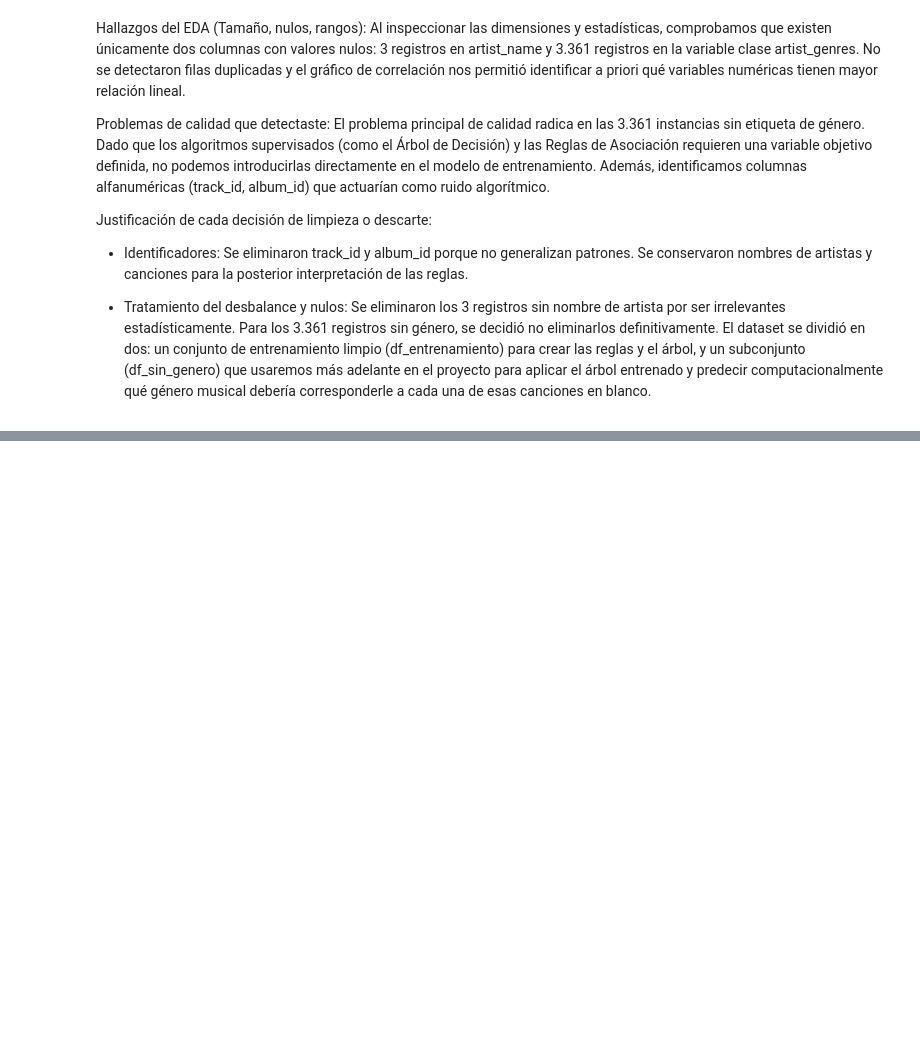
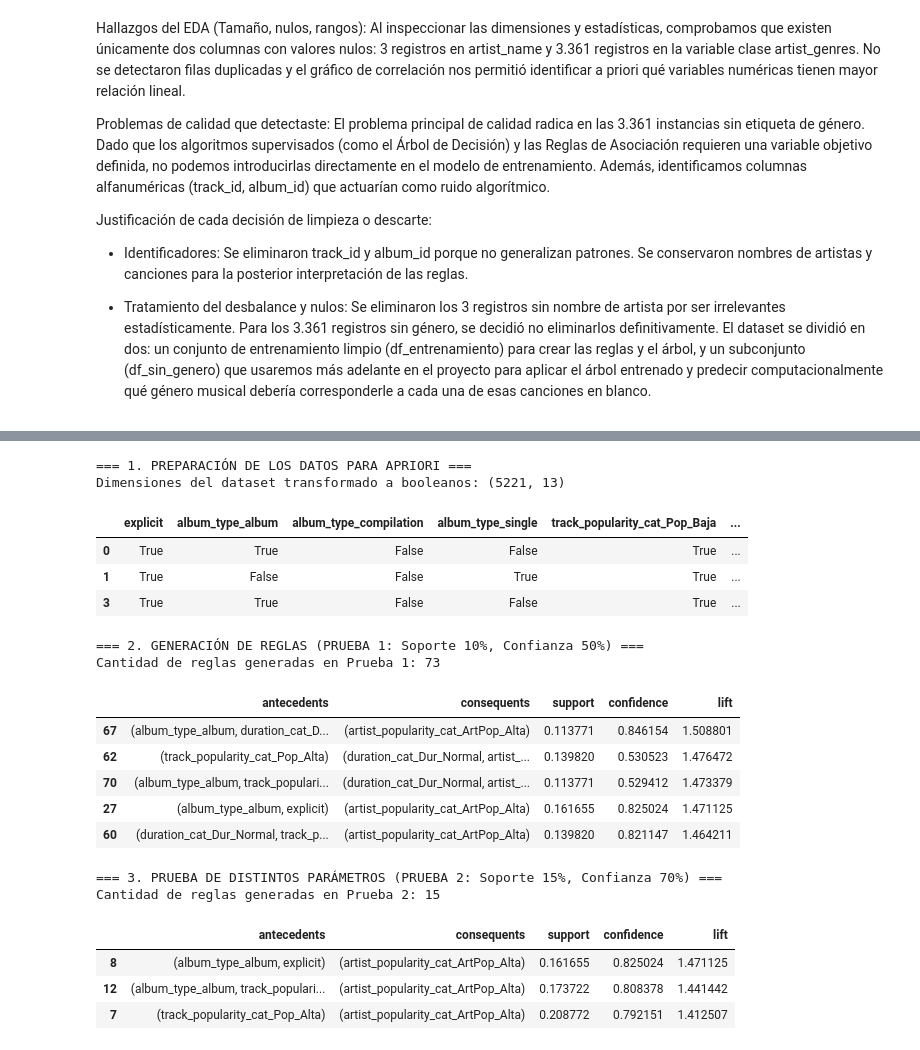
Before and after one commit to gonmpa/CRISP-DM_MD_Gonzalo_Pino, a Jupyter notebook: Evaluacion_final_MD_Pino_Gonzalo.ipynb, the cells around one changed output, grey strips where cells are left out. Cells and saved outputs as stored; diff of their text form; code cells hidden in the pictures; blank space fills up the shorter version.

```diff
--- a/Evaluacion_final_MD_Pino_Gonzalo.ipynb
+++ b/Evaluacion_final_MD_Pino_Gonzalo.ipynb
@@ -240,0 +261,66 @@ Justificación de cada decisión de limpieza o descarte:
+# %%
+# Importamos las librerías necesarias para Reglas de Asociación
+from mlxtend.frequent_patterns import apriori, association_rules
+import pandas as pd
+
+print("=== 1. PREPARACIÓN DE LOS DATOS PARA APRIORI ===")
+# 1. Selección de 4 a 8 columnas de nuestro df_entrenamiento (limpio)
+columnas_reglas = ['album_type', 'explicit', 'track_popularity', 'track_duration_min', 'artist_popularity']
+df_reglas = df_entrenamiento[columnas_reglas].copy()
+
+# 2. Transformación de variables numéricas a categóricas (Discretización)
+# Popularidad de la pista (0-100) -> Baja, Media, Alta
+df_reglas['track_popularity_cat'] = pd.cut(df_reglas['track_popularity'], bins=[-1, 40, 70, 100], labels=['Pop_Baja', 'Pop_Media', 'Pop_Alta'])
+
+# Popularidad del artista (0-100) -> Baja, Media, Alta
+df_reglas['artist_popularity_cat'] = pd.cut(df_reglas['artist_popularity'], bins=[-1, 40, 75, 100], labels=['ArtPop_Baja', 'ArtPop_Media', 'ArtPop_Alta'])
+
+# Duración de la canción -> Corta (< 2.5 min), Normal (2.5 a 4 min), Larga (> 4 min)
+df_reglas['duration_cat'] = pd.cut(df_reglas['track_duration_min'], bins=[0, 2.5, 4.0, 100], labels=['Dur_Corta', 'Dur_Normal', 'Dur_Larga'])
+
+# Eliminamos las columnas numéricas originales y dejamos solo las categóricas
+df_reglas = df_reglas.drop(columns=['track_popularity', 'artist_popularity', 'track_duration_min'])
+
+# 3. Formato para Apriori (One-Hot Encoding - Convertir a Booleanos True/False)
+df_apriori = pd.get_dummies(df_reglas)
+df_apriori = df_apriori.astype(bool) # Asegura que los datos sean True/False
+
+print(f"Dimensiones del dataset transformado a booleanos: {df_apriori.shape}")
+display(df_apriori.head(3))
+
+print("\n=== 2. GENERACIÓN DE REGLAS (PRUEBA 1: Soporte 10%, Confianza 50%) ===")
+# Generamos los itemsets frecuentes
+frequent_itemsets_1 = apriori(df_apriori, min_support=0.1, use_colnames=True)
+# Generamos las reglas
+reglas_1 = association_rules(frequent_itemsets_1, metric="confidence", min_threshold=0.5)
+print(f"Cantidad de reglas generadas en Prueba 1: {len(reglas_1)}")
+# Mostramos las top 5 ordenadas por Lift
+display(reglas_1.sort_values('lift', ascending=False).head(5)[['antecedents', 'consequents', 'support', 'confidence', 'lift']])
+
+print("\n=== 3. PRUEBA DE DISTINTOS PARÁMETROS (PRUEBA 2: Soporte 15%, Confianza 70%) ===")
+# Aumentamos la exigencia para ver qué reglas sobreviven
+frequent_itemsets_2 = apriori(df_apriori, min_support=0.15, use_colnames=True)
+reglas_2 = association_rules(frequent_itemsets_2, metric="confidence", min_threshold=0.7)
+print(f"Cantidad de reglas generadas en Prueba 2: {len(reglas_2)}")
+display(reglas_2.sort_values('lift', ascending=False).head(3)[['antecedents', 'consequents', 'support', 'confidence', 'lift']])
+# %% [output]
+=== 1. PREPARACIÓN DE LOS DATOS PARA APRIORI ===
+Dimensiones del dataset transformado a booleanos: (5221, 13)
+|  | explicit | album_type_album | album_type_compilation | album_type_single | track_popularity_cat_Pop_Baja | ... |
+| 0 | True | True | False | False | True | ... |
+| 1 | True | False | False | True | True | ... |
+| 3 | True | True | False | False | True | ... |
+=== 2. GENERACIÓN DE REGLAS (PRUEBA 1: Soporte 10%, Confianza 50%) ===
+Cantidad de reglas generadas en Prueba 1: 73
+|  | antecedents | consequents | support | confidence | lift |
+| 67 | (album_type_album, duration_cat_D... | (artist_popularity_cat_ArtPop_Alta) | 0.113771 | 0.846154 | 1.508801 |
+| 62 | (track_popularity_cat_Pop_Alta) | (duration_cat_Dur_Normal, artist_... | 0.139820 | 0.530523 | 1.476472 |
+| 70 | (album_type_album, track_populari... | (duration_cat_Dur_Normal, artist_... | 0.113771 | 0.529412 | 1.473379 |
+| 27 | (album_type_album, explicit) | (artist_popularity_cat_ArtPop_Alta) | 0.161655 | 0.825024 | 1.471125 |
+| 60 | (duration_cat_Dur_Normal, track_p... | (artist_popularity_cat_ArtPop_Alta) | 0.139820 | 0.821147 | 1.464211 |
+=== 3. PRUEBA DE DISTINTOS PARÁMETROS (PRUEBA 2: Soporte 15%, Confianza 70%) ===
+Cantidad de reglas generadas en Prueba 2: 15
+|  | antecedents | consequents | support | confidence | lift |
+| 8 | (album_type_album, explicit) | (artist_popularity_cat_ArtPop_Alta) | 0.161655 | 0.825024 | 1.471125 |
+| 12 | (album_type_album, track_populari... | (artist_popularity_cat_ArtPop_Alta) | 0.173722 | 0.808378 | 1.441442 |
+| 7 | (track_popularity_cat_Pop_Alta) | (artist_popularity_cat_ArtPop_Alta) | 0.208772 | 0.792151 | 1.412507 |
```
Also changed, not shown: parts of 1 cell of this notebook.
